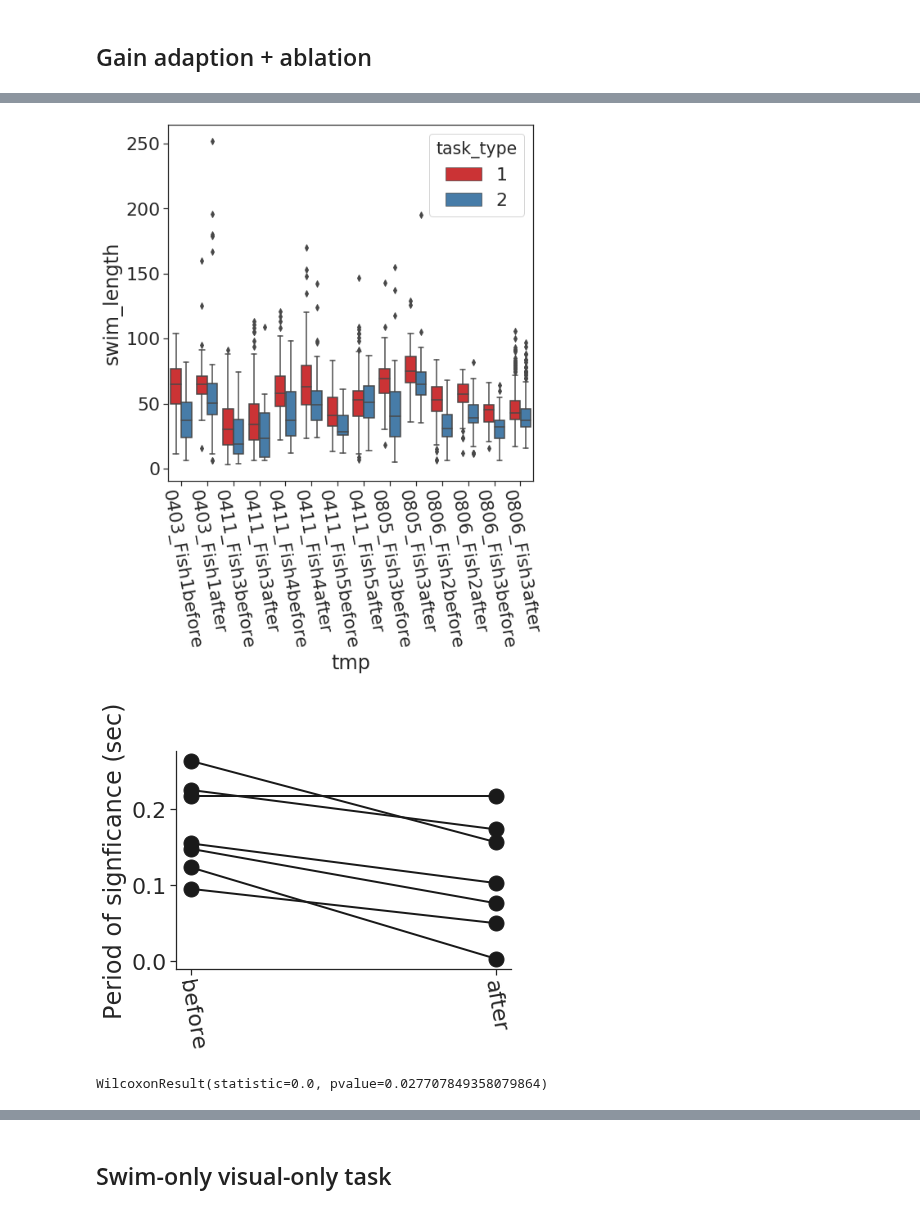
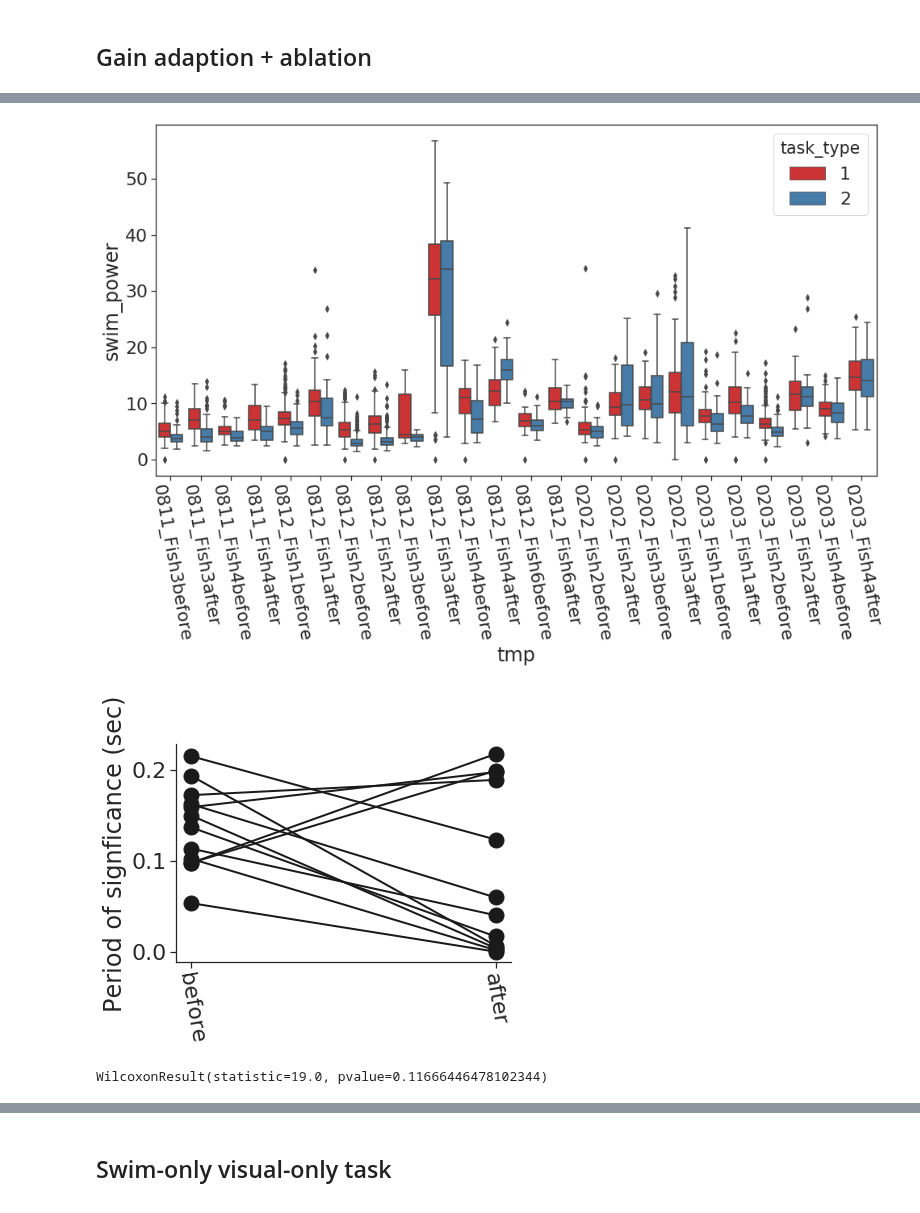
Before and after one commit to zqwei/DRN_voltage_analysis, a Jupyter notebook: Notebooks/behaviors.ipynb, the cells around one changed output, grey strips where cells are left out. Saved outputs shown, nothing was run; the diff lists cells and outputs as text; code cells hidden in the pictures.

Commit message:
update behavioral analysis

```diff
--- a/Notebooks/behaviors.ipynb
+++ b/Notebooks/behaviors.ipynb
@@ -90,7 +90,7 @@ plt.show()
 ## Gain adaption + ablation
 # %%
 gain_stat_len = 100
-sig_thres = 0.2
+sig_thres = 0.1
 # %%
 vol_file = '../Analysis/depreciated/analysis_sections_ablation_gain.csv'
 dat_xls_file = pd.read_csv(vol_file)
@@ -112,7 +112,7 @@ for _, row in dat_xls_file.iterrows():
     l_swim = _['l_swim']
     task_period = _['task_period'].astype('int')
 #     if not 'control' in task_type:
-    if 'control' in task_type:
+    if not 'control' in task_type:
         continue
     visu = _['visu']
     p_swim = r_swim + l_swim
@@ -128,6 +128,10 @@ for _, row in dat_xls_file.iterrows():
             gain_stat[ntime] = np.sign(val) * pval
             gain_sig_stat[ntime] = (val>0) and (pval<0.05)
     print(folder+fish)
+    plt.figure()
+    plt.plot(p_swim[task_period==1].mean(axis=0))
+    plt.plot(p_swim[task_period==2].mean(axis=0))
+    plt.show()
     if 'before' in task_type:
         tt = 'before'
     if 'after' in task_type:
@@ -153,6 +157,11 @@ for _, row in dat_xls_file.iterrows():
     swim_len_list.extend(swim_len)
     swim_power_list.extend(swim_power)
 
-fish_behavior = [('fish_id', fish_id), ('ablt_id', ablt_id), ('task_type', swim_type_list), ('swim_length', swim_len_list), ('swim_power', swim_power_list), ('swim_sig', swim_sig)]
-fish_behavior = pd.DataFrame.from_items(fish_behavior)
+fish_behavior = {'fish_id':fish_id,
+                 'ablt_id':ablt_id,
+                 'task_type':swim_type_list,
+                 'swim_length':swim_len_list,
+                 'swim_power':swim_power_list,
+                 'swim_sig':swim_sig}
+fish_behavior = pd.DataFrame.from_dict(fish_behavior)
 # %% [output]
@@ -176,11 +181,11 @@ fish_behavior = pd.DataFrame.from_items(fish_behavior)
 # %%
-plt.figure(figsize=(8, 8))
+plt.figure(figsize=(16, 8))
 fish_behavior['tmp'] = fish_behavior['fish_id'] + fish_behavior['ablt_id']
-sns.boxplot(x="tmp", y="swim_length", hue="task_type", data=fish_behavior, palette="Set1")
+sns.boxplot(x="tmp", y="swim_power", hue="task_type", data=fish_behavior, palette="Set1")
 plt.xticks(rotation=-80)
 plt.show()
 # %% [output]
-[figure, old version]
+[figure, new version]
 # %%
 vol_file = '../Analysis/depreciated/analysis_sections_ablation_gain.csv'
 dat_xls_file = pd.read_csv(vol_file)
@@ -210,12 +215,12 @@ plt.ylabel('Period of signficance (sec)')
 sns.despine()
 # plt.savefig("../Plots/ablt_beh_sig.pdf")
 # %% [output]
-[figure, old version]
+[figure, new version]
 # %%
 from scipy.stats import wilcoxon
 wilcoxon(before_, after_)
 # %% [output]
-WilcoxonResult(statistic=0.0, pvalue=0.027707849358079864)
+WilcoxonResult(statistic=19.0, pvalue=0.11666446478102344)
 # %%
 before_ = mean_data[mean_data['ablt_id']=='before']['swim_power'].values
 after_ = mean_data[mean_data['ablt_id']=='after']['swim_power'].values
```
Also changed, not shown: parts of 4 cells of this notebook.
